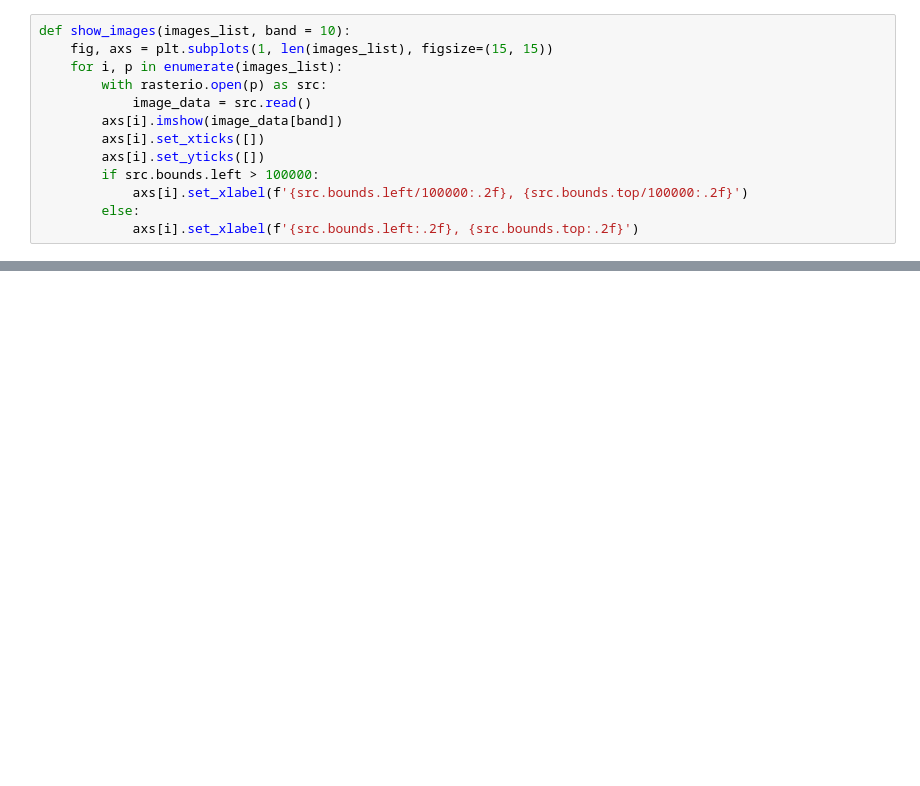
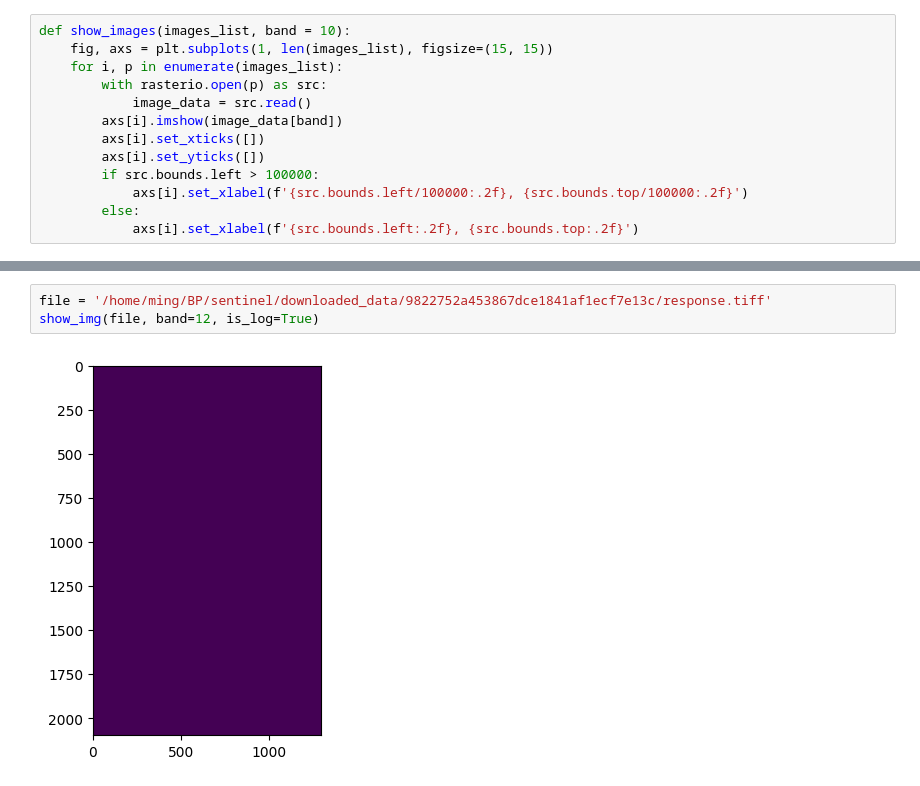
Before and after one commit to yueming-zhang/sentinel, a Jupyter notebook: mz/visualize.ipynb, the cells around one changed output, grey strips where cells are left out. Drawn from its saved outputs; the diff is of its cells as text; blank space fills up the shorter version.

```diff
--- a/mz/visualize.ipynb
+++ b/mz/visualize.ipynb
@@ -108,0 +126,5 @@ RasterioIOError: /home/ming/BP/sentinel/sentinel_preprocessed/EPSG3857/stitched.
+# %%
+file = '/home/ming/BP/sentinel/downloaded_data/9822752a453867dce1841af1ecf7e13c/response.tiff'
+show_img(file, band=12, is_log=True)
+# %% [output]
+[figure, added]
```
Also changed, not shown: parts of 6 cells of this notebook, 9 other files.
